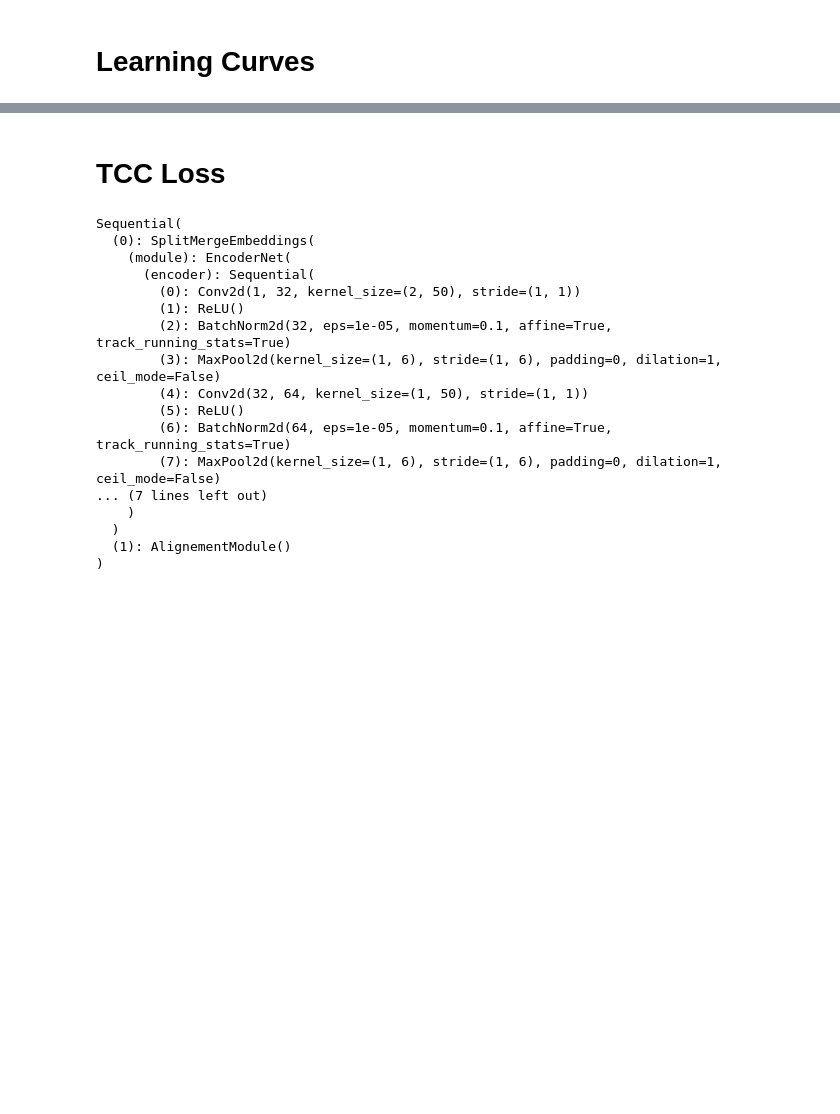
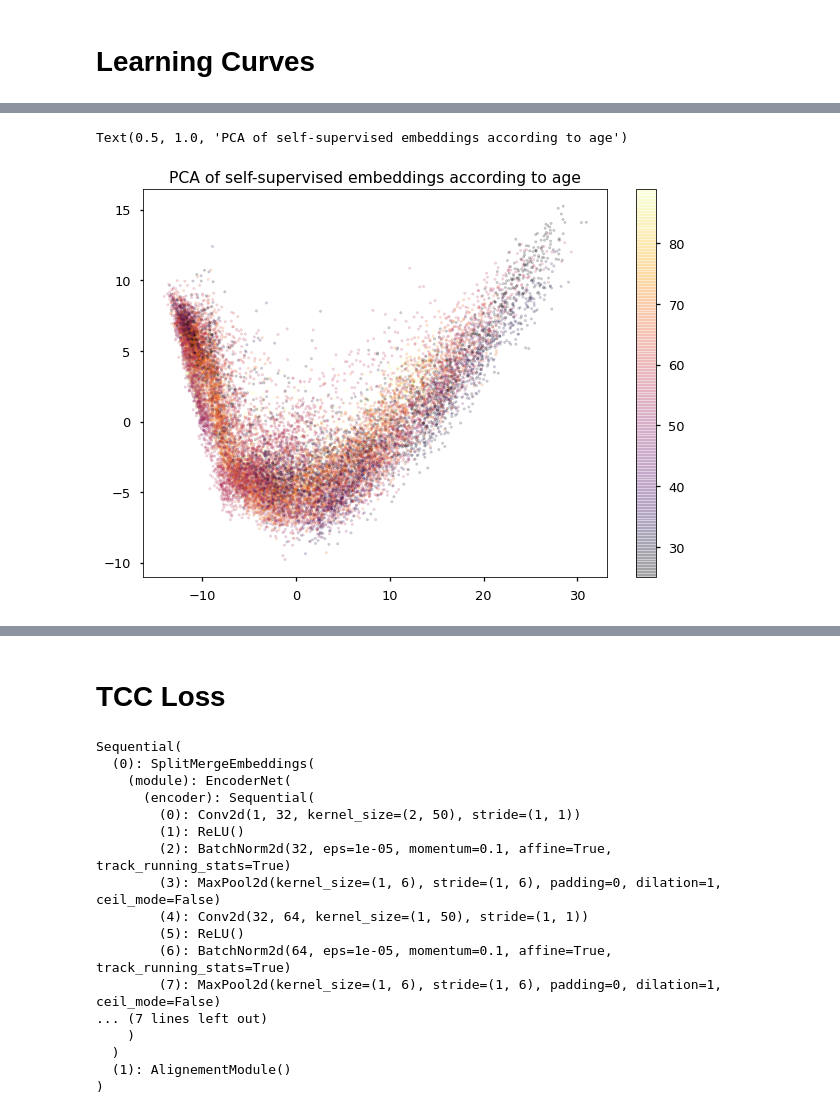
Before and after one commit to TheoMoutakanni/TCC-EEG, a Jupyter notebook: SSL_EEG.ipynb, the cells around one changed output, grey strips where cells are left out. Cells and saved outputs as stored; diff of their text form; code cells hidden in the pictures; blank space fills up the shorter version.

```diff
--- a/skorch_test.ipynb
+++ b/SSL_EEG.ipynb
@@ -400,0 +498,9 @@ plt.scatter(tsne_embds[:,0], tsne_embds[:,1], c=[['r', 'g', 'b', 'pink', 'orange
+# %%
+ages = [i for s in valid_subjects for i in [info[info['subject'] == int(s)]['age'].iloc[0]]*len(splitted[s])]
+# %%
+plt.scatter(pca_embds[:,0], pca_embds[:,1], c=ages, alpha=0.2, s=6, cmap=plt.get_cmap('inferno'))
+plt.colorbar()
+plt.title('PCA of self-supervised embeddings according to age')
+# %% [output]
+Text(0.5, 1.0, 'PCA of self-supervised embeddings according to age')
+[figure, added]
```
Also changed, not shown: parts of 29 cells of this notebook, 8 other files.
